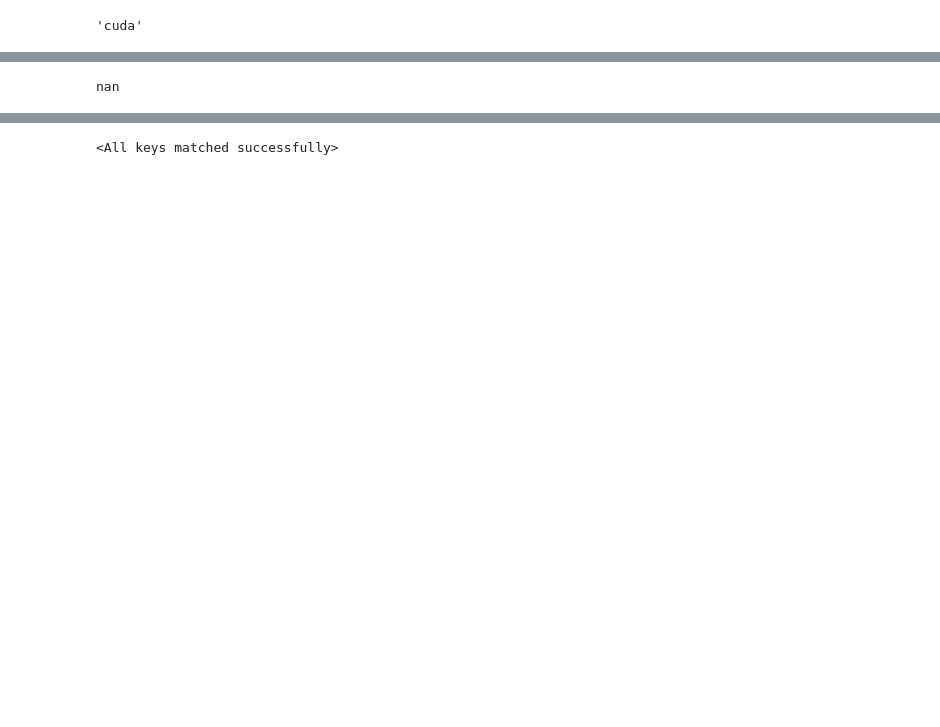
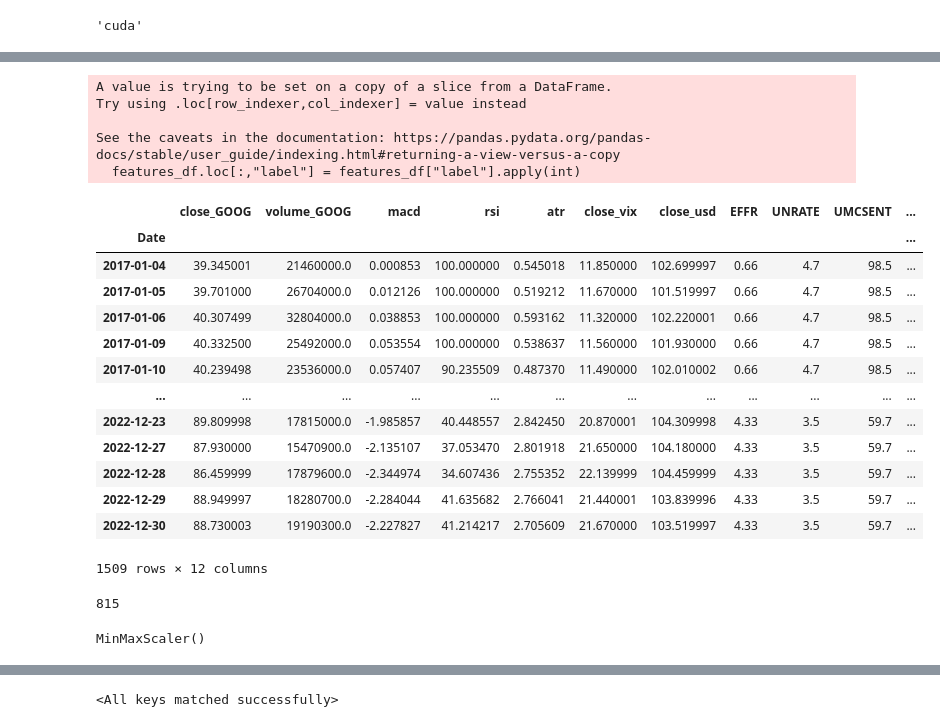
Before and after one commit to becauselol/stock_prediction, a Jupyter notebook: lstm/Own LSTM code predict Up or Down.ipynb, the cells around one changed output, grey strips where cells are left out. Saved outputs shown, nothing was run; the diff lists cells and outputs as text; code cells hidden in the pictures; blank space fills up the shorter version.

```diff
--- a/lstm/Own LSTM code predict Up or Down.ipynb
+++ b/lstm/Own LSTM code predict Up or Down.ipynb
@@ -37,0 +63,4 @@ len(labels), len(timeseries)
+# %%
+features_df = data_df[feature_columns]
+# %%
+features_df.loc[:,f"next_close_{ticker}"] = features_df[f"close_{ticker}"].shift(-1)
@@ -37,0 +73,2 @@ len(labels), len(timeseries)
+# %%
+features_df.loc[:,"label"] = features_df[f"next_close_{ticker}"] - features_df[f"close_{ticker}"] >= 0
@@ -37,0 +81,25 @@ len(labels), len(timeseries)
+# %%
+features_df.loc[:,"label"] = features_df["label"].apply(int)
+# %% [output]
+A value is trying to be set on a copy of a slice from a DataFrame.
+Try using .loc[row_indexer,col_indexer] = value instead
+
+See the caveats in the documentation: https://pandas.pydata.org/pandas-docs/stable/user_guide/indexing.html#returning-a-view-versus-a-copy
+  features_df.loc[:,"label"] = features_df["label"].apply(int)
+# %%
+features_df
+# %% [output]
+|  | close_GOOG | volume_GOOG | macd | rsi | atr | close_vix | close_usd | EFFR | UNRATE | UMCSENT | ... |
+| Date |  |  |  |  |  |  |  |  |  |  | ... |
+| 2017-01-04 | 39.345001 | 21460000.0 | 0.000853 | 100.000000 | 0.545018 | 11.850000 | 102.699997 | 0.66 | 4.7 | 98.5 | ... |
+| 2017-01-05 | 39.701000 | 26704000.0 | 0.012126 | 100.000000 | 0.519212 | 11.670000 | 101.519997 | 0.66 | 4.7 | 98.5 | ... |
+| 2017-01-06 | 40.307499 | 32804000.0 | 0.038853 | 100.000000 | 0.593162 | 11.320000 | 102.220001 | 0.66 | 4.7 | 98.5 | ... |
+| 2017-01-09 | 40.332500 | 25492000.0 | 0.053554 | 100.000000 | 0.538637 | 11.560000 | 101.930000 | 0.66 | 4.7 | 98.5 | ... |
+| 2017-01-10 | 40.239498 | 23536000.0 | 0.057407 | 90.235509 | 0.487370 | 11.490000 | 102.010002 | 0.66 | 4.7 | 98.5 | ... |
+| ... | ... | ... | ... | ... | ... | ... | ... | ... | ... | ... | ... |
+| 2022-12-23 | 89.809998 | 17815000.0 | -1.985857 | 40.448557 | 2.842450 | 20.870001 | 104.309998 | 4.33 | 3.5 | 59.7 | ... |
+| 2022-12-27 | 87.930000 | 15470900.0 | -2.135107 | 37.053470 | 2.801918 | 21.650000 | 104.180000 | 4.33 | 3.5 | 59.7 | ... |
+| 2022-12-28 | 86.459999 | 17879600.0 | -2.344974 | 34.607436 | 2.755352 | 22.139999 | 104.459999 | 4.33 | 3.5 | 59.7 | ... |
+| 2022-12-29 | 88.949997 | 18280700.0 | -2.284044 | 41.635682 | 2.766041 | 21.440001 | 103.839996 | 4.33 | 3.5 | 59.7 | ... |
+| 2022-12-30 | 88.730003 | 19190300.0 | -2.227827 | 41.214217 | 2.705609 | 21.670000 | 103.519997 | 4.33 | 3.5 | 59.7 | ... |
+1509 rows × 12 columns
@@ -38,11 +110,15 @@ len(labels), len(timeseries)
+# %%
+features_df["label"].sum()
+# %% [output]
+815
 # %%
 # train-test split for time series
-train_size = int(len(timeseries) * train_test_split_ratio)
-test_size = len(timeseries) - train_size
-train, test = timeseries[:train_size], timeseries[train_size:]
-train_label, test_label = labels[:train_size], labels[train_size:]
+date_change_index =  features_df.loc[features_df["Date"] >= split_date,:].index[0]
+
+train_df = features_df.iloc[:date_change_index,:]
+test_df = features_df.iloc[date_change_index - lookback:,:]
+
+scaler = MinMaxScaler()
+scaler.fit(train_df[feature_columns])
+# %% [output]
+MinMaxScaler()
-# %%
-train.pop(0)
-train_label.pop(0)
-# %% [output]
-nan
```
Also changed, not shown: parts of 52 cells of this notebook, 23 other files.
